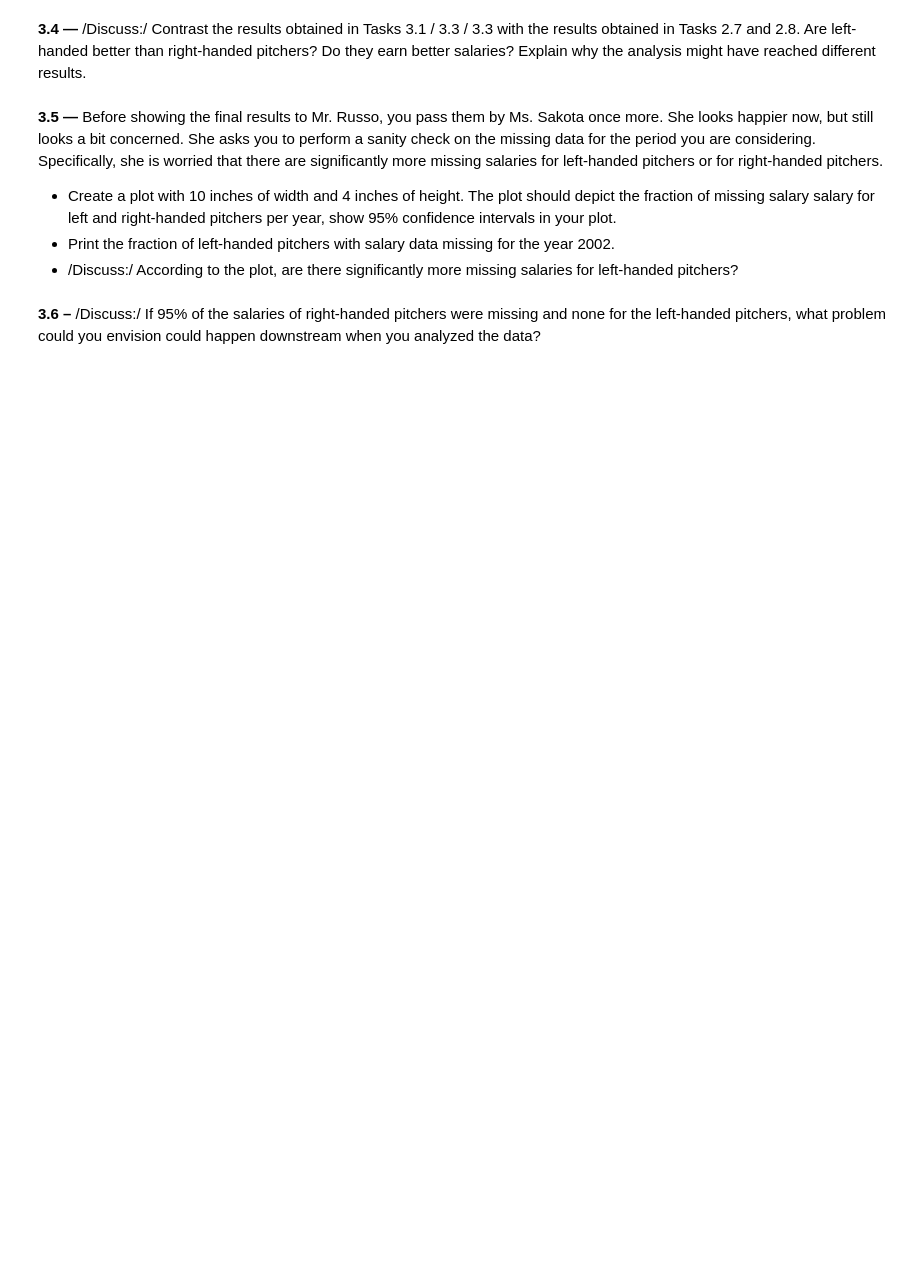
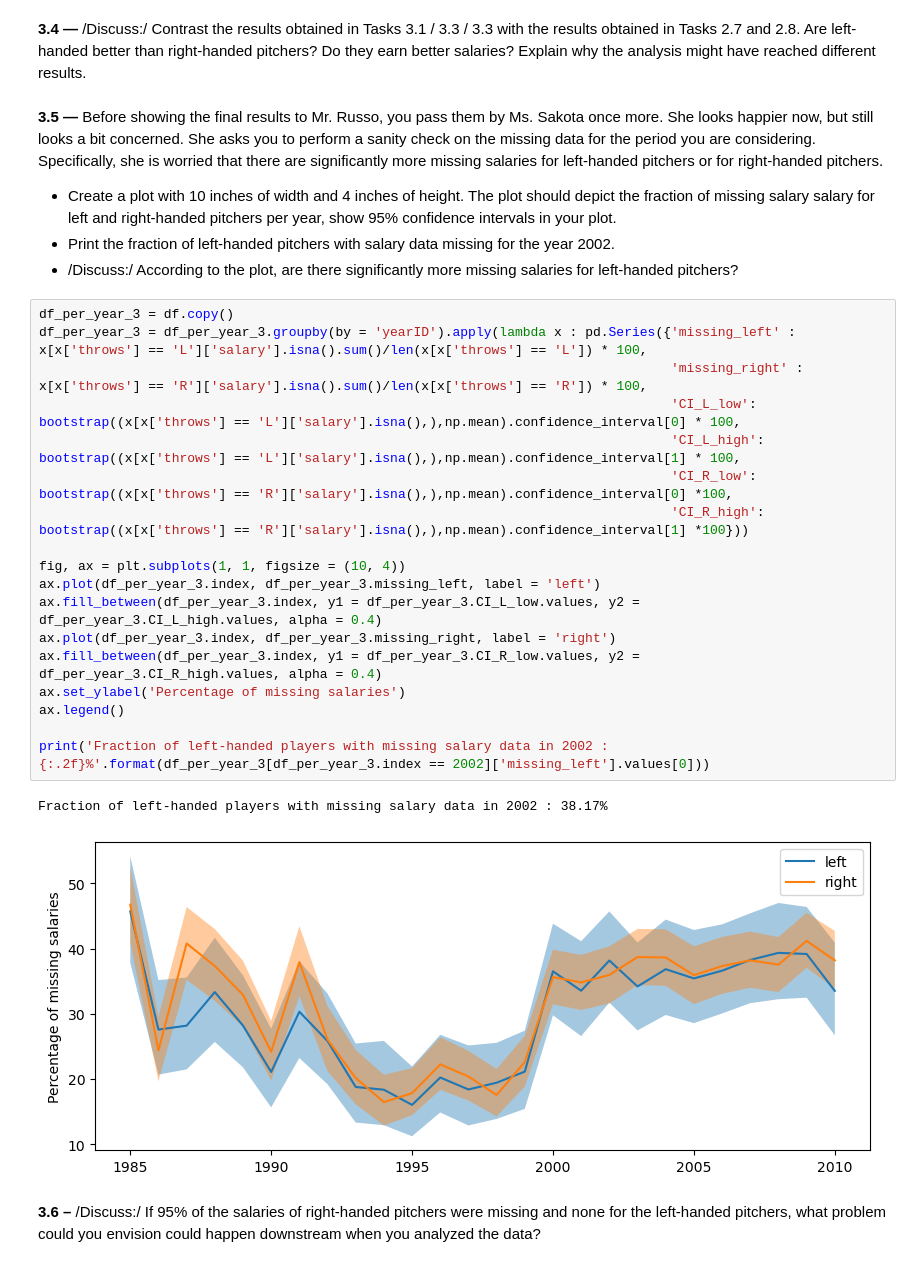
Before and after one commit to adacalypse/movie-datastory, a Jupyter notebook: Homework_1/h1_olivia.ipynb, the cells around one changed output. Drawn from its saved outputs; the diff is of its cells as text; blank space fills up the shorter version.

```diff
--- a/Homework_1/h1_olivia.ipynb
+++ b/Homework_1/h1_olivia.ipynb
@@ -578,5 +578,26 @@ df_per_year_2[df_per_year_2.index == 1999]
 - Create a plot with 10 inches of width and 4 inches of height. The plot should depict the fraction of missing salary  salary for left and right-handed pitchers per year, show 95% confidence intervals in your plot.
 - Print the fraction of left-handed pitchers with salary data missing for the year 2002.
 - /Discuss:/ According to the plot, are there significantly more missing salaries for left-handed pitchers?
+# %%
+df_per_year_3 = df.copy()
+df_per_year_3 = df_per_year_3.groupby(by = 'yearID').apply(lambda x : pd.Series({'missing_left' : x[x['throws'] == 'L']['salary'].isna().sum()/len(x[x['throws'] == 'L']) * 100,
+                                                                                 'missing_right' : x[x['throws'] == 'R']['salary'].isna().sum()/len(x[x['throws'] == 'R']) * 100,
+                                                                                 'CI_L_low': bootstrap((x[x['throws'] == 'L']['salary'].isna(),),np.mean).confidence_interval[0] * 100,
+                                                                                 'CI_L_high': bootstrap((x[x['throws'] == 'L']['salary'].isna(),),np.mean).confidence_interval[1] * 100,
+                                                                                 'CI_R_low': bootstrap((x[x['throws'] == 'R']['salary'].isna(),),np.mean).confidence_interval[0] *100,
+                                                                                 'CI_R_high': bootstrap((x[x['throws'] == 'R']['salary'].isna(),),np.mean).confidence_interval[1] *100}))
+
+fig, ax = plt.subplots(1, 1, figsize = (10, 4))
+ax.plot(df_per_year_3.index, df_per_year_3.missing_left, label = 'left')
+ax.fill_between(df_per_year_3.index, y1 = df_per_year_3.CI_L_low.values, y2 = df_per_year_3.CI_L_high.values, alpha = 0.4)
+ax.plot(df_per_year_3.index, df_per_year_3.missing_right, label = 'right')
+ax.fill_between(df_per_year_3.index, y1 = df_per_year_3.CI_R_low.values, y2 = df_per_year_3.CI_R_high.values, alpha = 0.4)
+ax.set_ylabel('Percentage of missing salaries')
+ax.legend()
+
+print('Fraction of left-handed players with missing salary data in 2002 : {:.2f}%'.format(df_per_year_3[df_per_year_3.index == 2002]['missing_left'].values[0]))
+# %% [output]
+Fraction of left-handed players with missing salary data in 2002 : 38.17%
+[figure, added]
 # %% [markdown]
 **3.6 –**  /Discuss:/ If 95% of the salaries of right-handed pitchers were missing and none for the left-handed pitchers, what problem could you envision could happen downstream when you analyzed the data?
```
Also changed, not shown: parts of 2 cells of this notebook.
